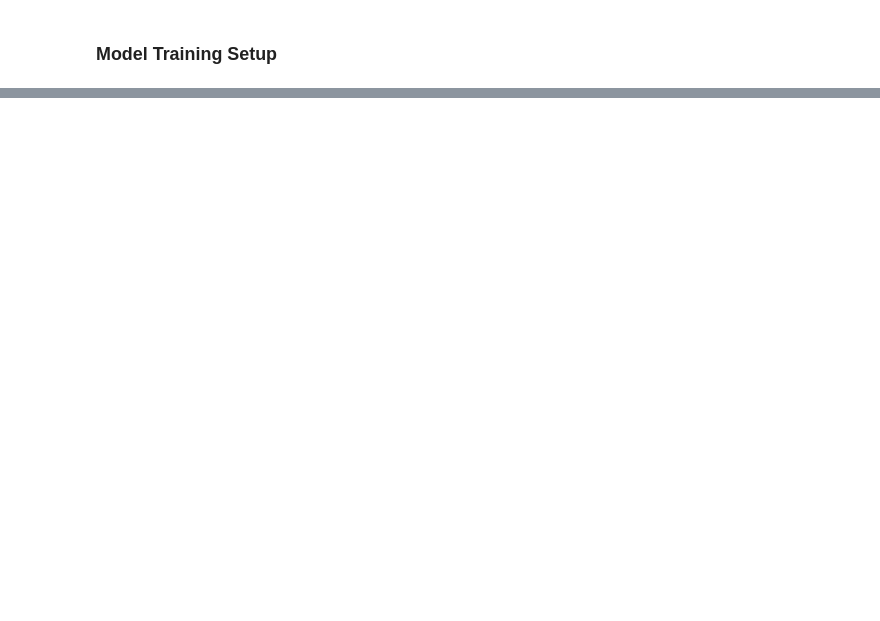
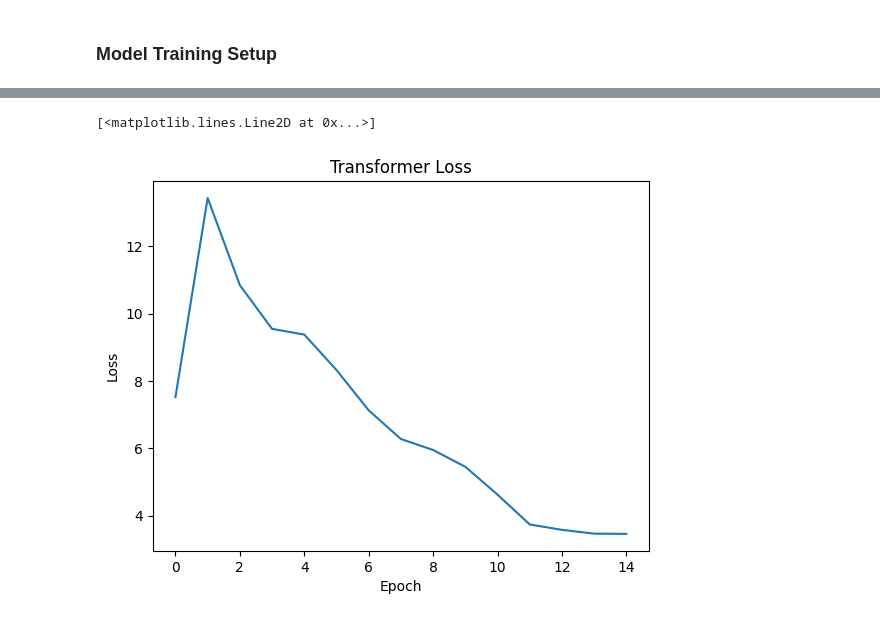
Before and after one commit to MatheusRDG/knowledge-graph-completion, a Jupyter notebook: experiments/4_model_training.ipynb, the cells around one changed output, grey strips where cells are left out. Saved outputs shown, nothing was run; the diff lists cells and outputs as text; code cells hidden in the pictures; blank space fills up the shorter version.

Commit message:
feat: added model training, data transformation and test with bart-base, bart-small, bart-large

```diff
--- a/experiments/4_model_training.ipynb
+++ b/experiments/4_model_training.ipynb
@@ -18,0 +159,6 @@ tok.batch_decode(generated_ids, skip_special_tokens=True)
+# %%
+from transformers import AdamW, get_scheduler
+from torch.utils.data import DataLoader
+import torch
+
+device = torch.device("cuda" if torch.cuda.is_available() else "cpu")
@@ -18,0 +187,32 @@ tok.batch_decode(generated_ids, skip_special_tokens=True)
+# %%
+import os
+
+batch_size = 8
+data_loader = DataLoader(DatasetKGC(prepared_data), batch_size=batch_size, shuffle=True)
+# %%
+# model = BartForConditionalGeneration.from_pretrained("lucadiliello/bart-small").to(
+#     device
+# )
+
+model = BartForConditionalGeneration.from_pretrained(MODEL).to(device)
+# %%
+# Setup
+epochs = 15
+loss_epoch = []
+lr = 1e-3
+cross = torch.nn.CrossEntropyLoss()
+optimizer = torch.optim.Adam(model.parameters(), lr=lr)
+
+for epoch in range(epochs):
+    epoch_loss = 0
+    print("Epoch %d" % epoch)
+    for _input, label in data_loader:
+        model.zero_grad()
+        _dt = model(_input, return_dict=True)
+        logits = _dt.logits
+        loss = cross(logits.view(-1, logits.size(-1)), label.view(-1))
+        epoch_loss += loss.item()
+        loss.backward()
+        optimizer.step()
+    torch.cuda.empty_cache()
+    loss_epoch.append(epoch_loss)
@@ -18,0 +237,10 @@ tok.batch_decode(generated_ids, skip_special_tokens=True)
+# %%
+import matplotlib.pyplot as plt
+
+plt.title("Transformer Loss")
+plt.xlabel("Epoch")
+plt.ylabel("Loss")
+plt.plot(loss_epoch)
+# %% [output]
+[<matplotlib.lines.Line2D at 0x...>]
+[figure, added]
```
Also changed, not shown: parts of 30 cells of this notebook.
